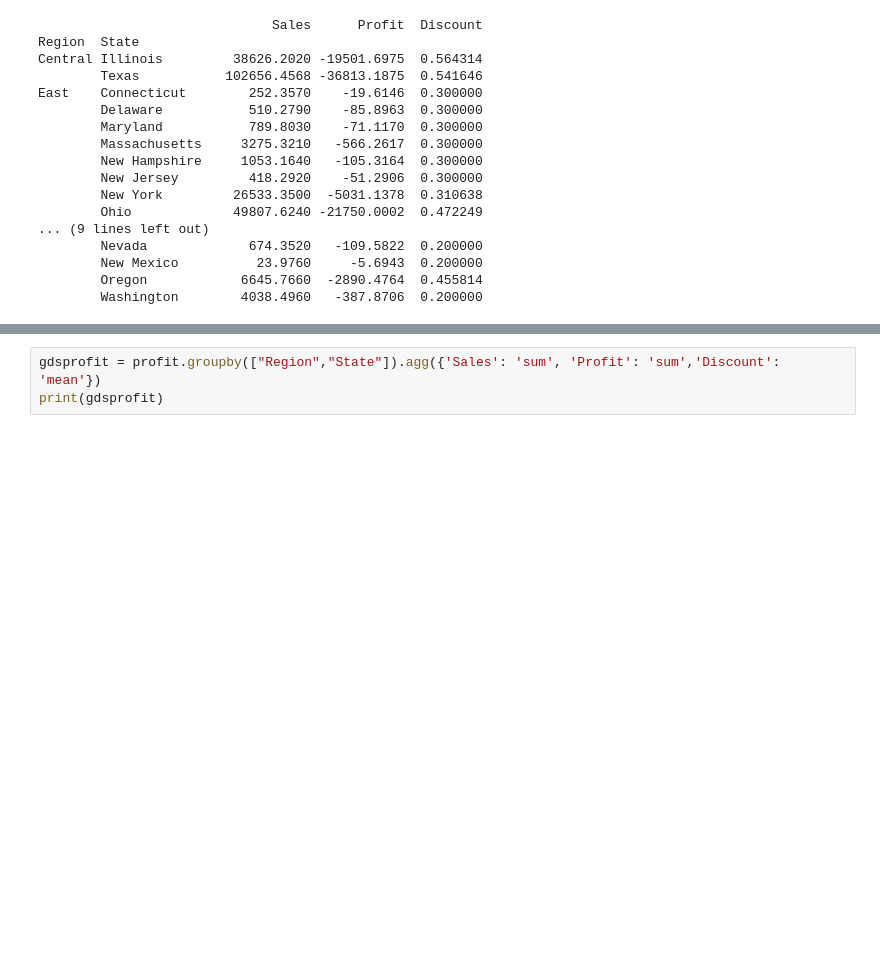
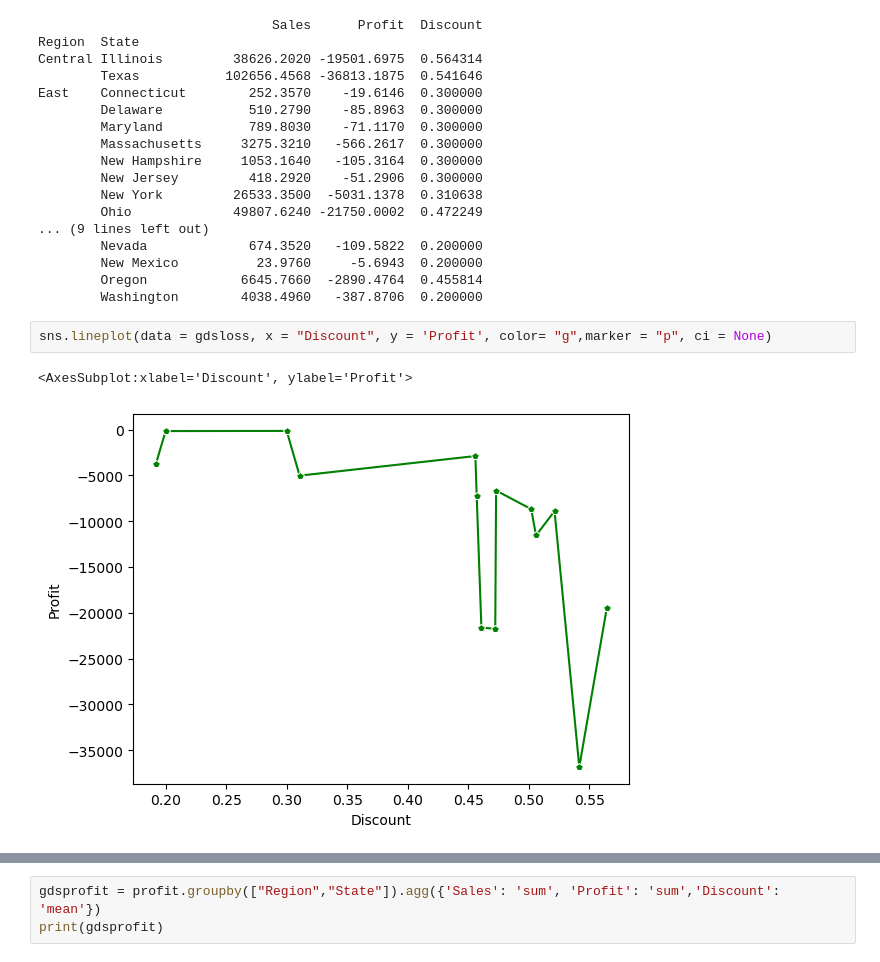
Before and after one commit to gokulrajar15/Super-store-project-using-python, a Jupyter notebook: Superstore project.ipynb, the cells around one changed output, grey strips where cells are left out. Drawn from its saved outputs; the diff is of its cells as text; blank space fills up the shorter version.

```diff
--- a/Superstore project.ipynb
+++ b/Superstore project.ipynb
@@ -379,5 +383,10 @@ East    Connecticut        252.3570    -19.6146  0.300000
         New Mexico          23.9760     -5.6943  0.200000
         Oregon            6645.7660  -2890.4764  0.455814
         Washington        4038.4960   -387.8706  0.200000
+# %%
+sns.lineplot(data = gdsloss, x = "Discount", y = 'Profit', color= "g",marker = "p", ci = None)
+# %% [output]
+<AxesSubplot:xlabel='Discount', ylabel='Profit'>
+[figure, new version]
 # %%
 plt.figure(figsize=(30, 10))
```
Also changed, not shown: parts of 22 cells of this notebook.
